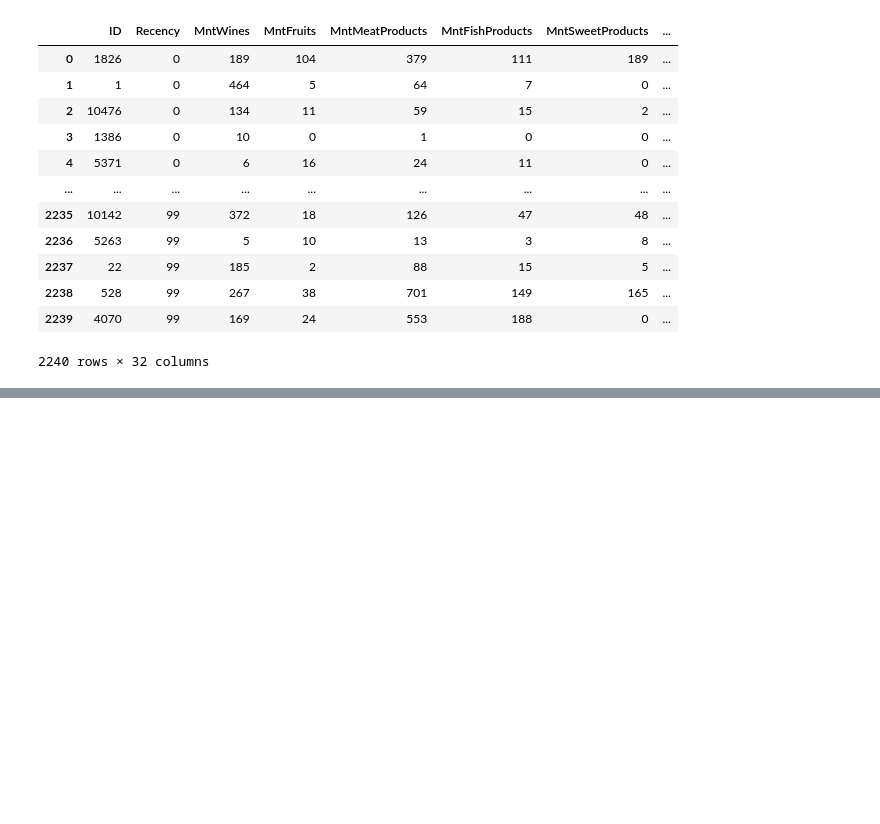
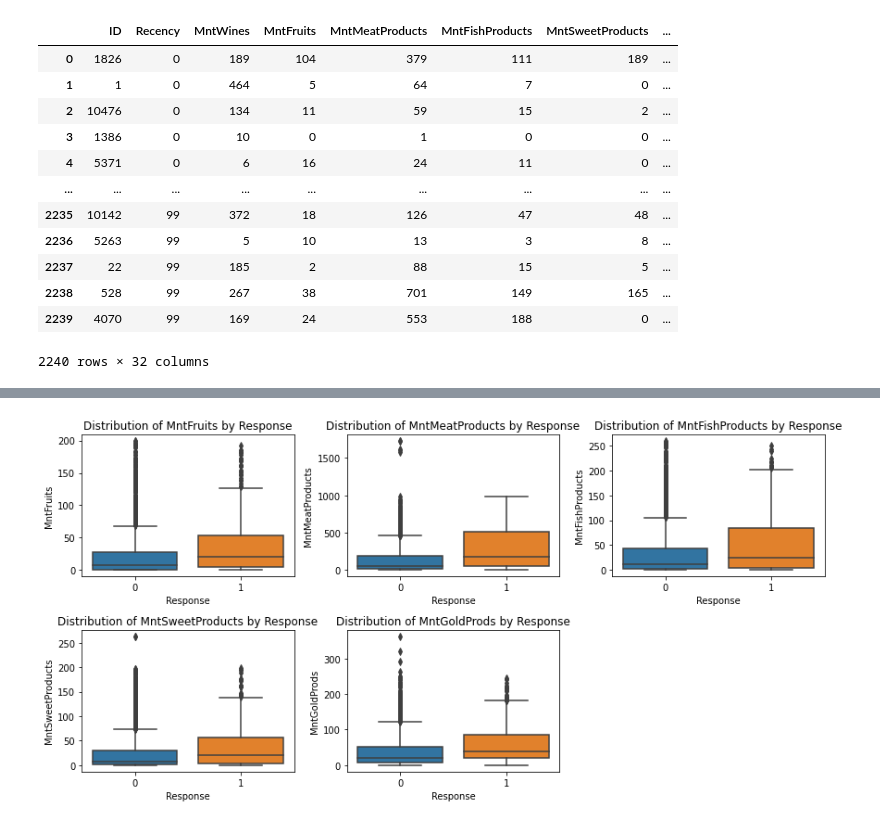
Before and after one commit to AmarKothare/HV_Retail_sales, a Jupyter notebook: EDA.ipynb, the cells around one changed output, grey strips where cells are left out. Saved outputs shown, nothing was run; the diff lists cells and outputs as text; code cells hidden in the pictures; blank space fills up the shorter version.

```diff
--- a/EDA.ipynb
+++ b/EDA.ipynb
@@ -484,3 +484,22 @@ data
 | 2238 | 528 | 99 | 267 | 38 | 701 | 149 | 165 | ... |
 | 2239 | 4070 | 99 | 169 | 24 | 553 | 188 | 0 | ... |
 2240 rows × 32 columns
+# %%
+from scipy.stats import ttest_ind
+
+# Step 3: Statistical Analysis (t-test)
+
+
+# Perform t-test to compare mean amount spent on different categories between response groups
+
+campaign_groups = data.groupby('Response')
+
+for column in amount_col:
+    print(f"\nT-test for {column}:")
+    for campaign, group_data in campaign_groups:
+        print(f"Response {campaign}:")
+        campaign_data = group_data[column]
+        print(campaign_data.describe())
+
+    t_stat, p_value = ttest_ind(*[group_data[column] for _, group_data in campaign_groups])
+    print(f"T-statistic: {t_stat}, p-value: {p_value}")
@@ -486,0 +524,13 @@ data
+# %%
+
+# Step 4: Visualizations (Box Plots)
+# Create box plots to visualize the distribution of amount spent on different categories by response
+plt.figure(figsize=(12, 6))
+for i, column in enumerate(amount_col, 1):
+    plt.subplot(2, 3, i)
+    sns.boxplot(x='Response', y=column, data=data)
+    plt.title(f'Distribution of {column} by Response')
+plt.tight_layout()
+plt.show()
+# %% [output]
+[figure, added]
```
Also changed, not shown: parts of 2 cells of this notebook.
